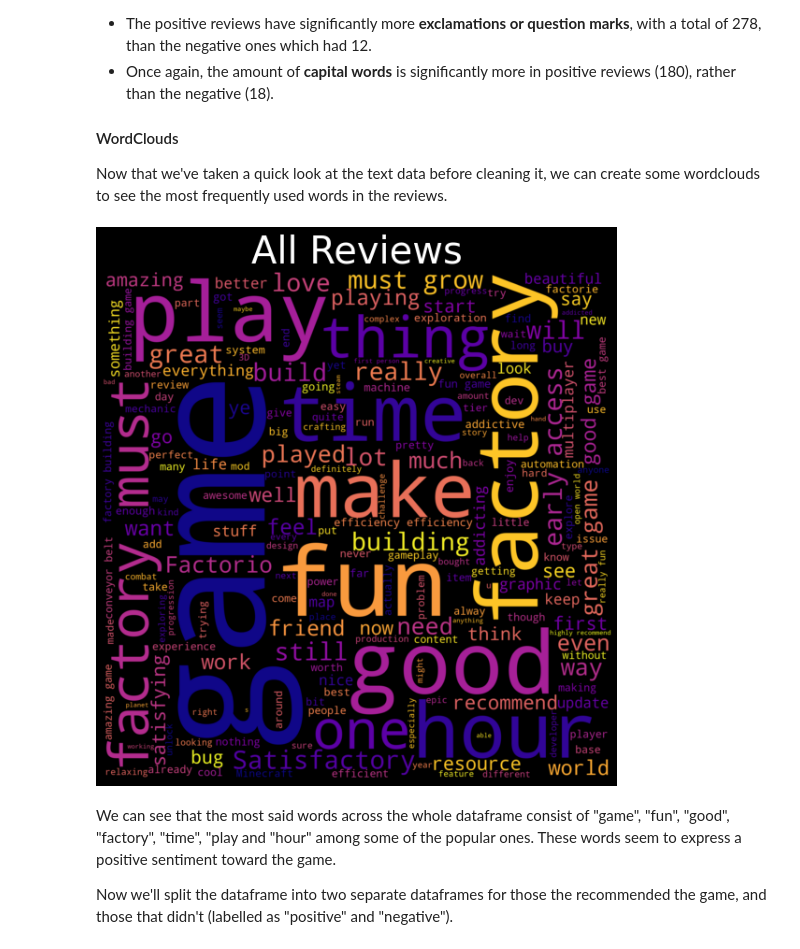
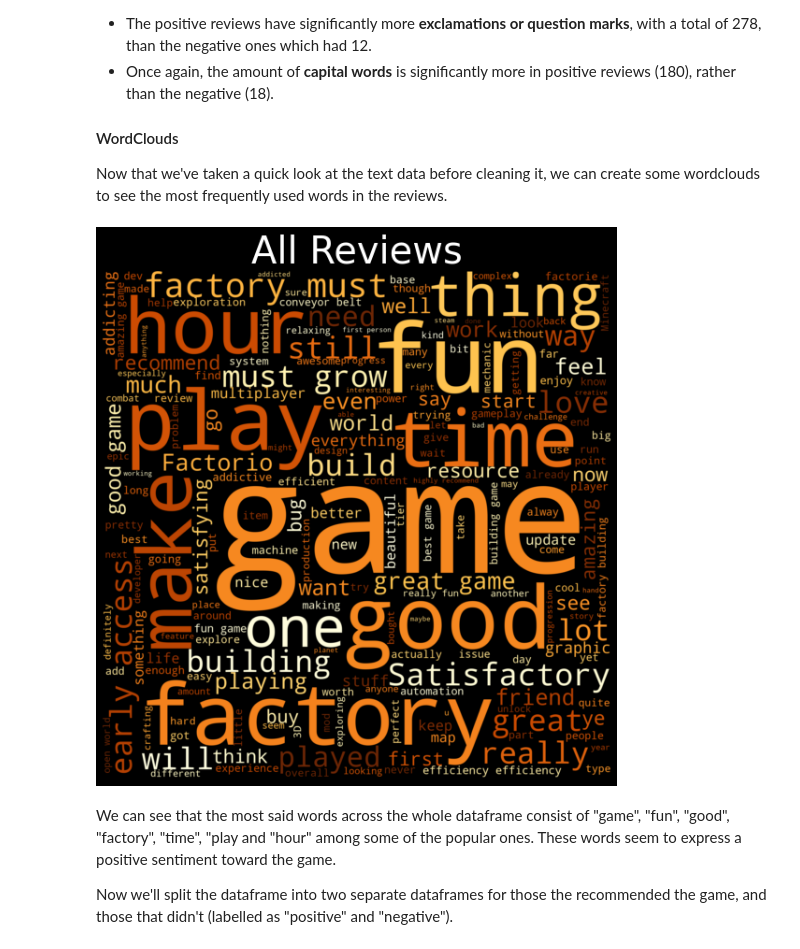
Before and after one commit to KatyaZeross/A-Satisfactory-Project, a Jupyter notebook: data-preprocessing.ipynb, the cells around one changed output. Saved outputs shown, nothing was run; the diff lists cells and outputs as text; code cells hidden in the pictures.

```diff
--- a/data-preprocessing.ipynb
+++ b/data-preprocessing.ipynb
@@ -454,18 +454,18 @@ Now that we've taken a quick look at the text data before cleaning it, we can cr
 # %%
 # create stopword list
 stopwords = set(STOPWORDS)
-stopwords.update(['br', 'href'])
+stopwords.update(['br', 'href', 's'])
 textt = " ".join(review for review in df.ReviewText)
-wordcloud = WordCloud(stopwords=stopwords, background_color='black', mode="RGBA", width=2000, height=2000, colormap='plasma').generate(textt)
+wordcloud = WordCloud(stopwords=stopwords, background_color='black', mode="RGBA", width=2000, height=2000, colormap='YlOrBr').generate(textt)
 
 fig = plt.figure(figsize=(10,10))
 fig.patch.set_facecolor('black')
 plt.imshow(wordcloud, interpolation='bilinear')
 plt.title('All Reviews', size=40, color='white')
 plt.axis("off")
 plt.show()
 # %% [output]
-[figure, old version]
+[figure, new version]
 # %% [markdown]
 We can see that the most said words across the whole dataframe consist of "game", "fun", "good", "factory", "time", "play and "hour" among some of the popular ones. These words seem to express a positive sentiment toward the game.
 
```
Also changed, not shown: parts of 19 cells of this notebook.
